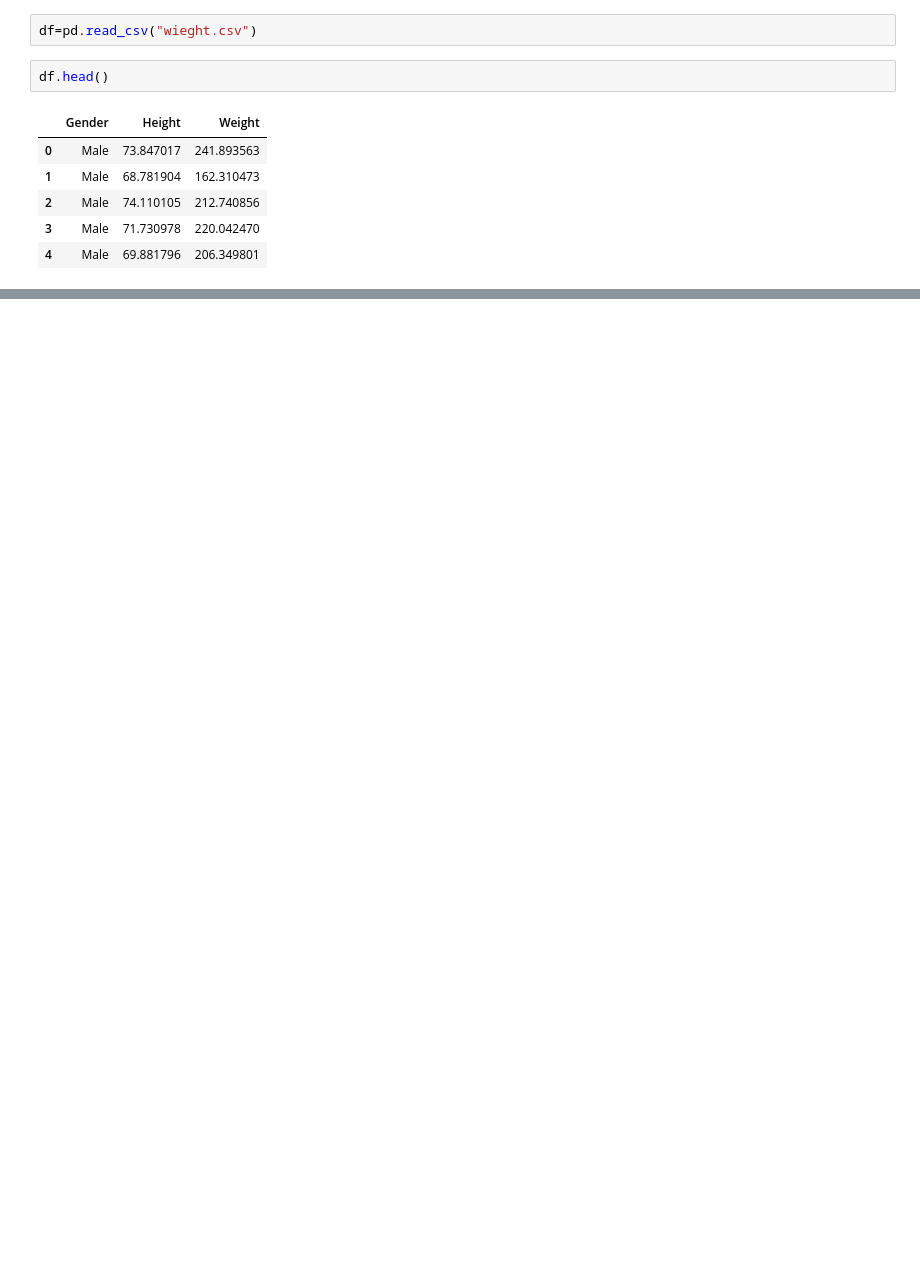
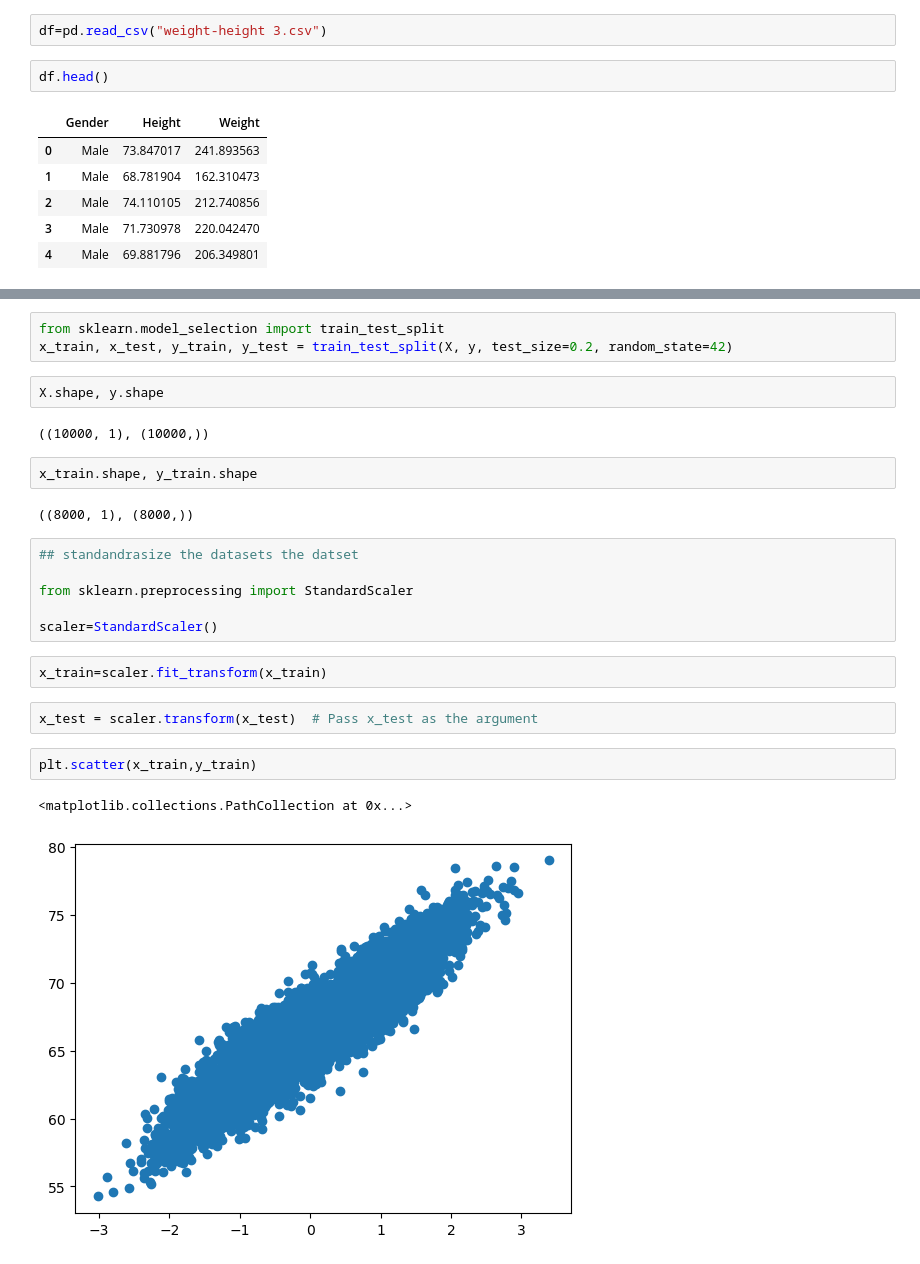
Before and after one commit to aashutoshkumarbhardwaj/python-learning, a Jupyter notebook: simple linear regression.ipynb, the cells around one changed output, grey strips where cells are left out. Saved outputs shown, nothing was run; the diff lists cells and outputs as text; blank space fills up the shorter version.

```diff
--- a/simple linear regression.ipynb
+++ b/simple linear regression.ipynb
@@ -5,6 +5,6 @@ import numpy as np
 %matplotlib inline
 # %%
-df=pd.read_csv("wieght.csv")
+df=pd.read_csv("weight-height 3.csv")
 # %%
 df.head()
 # %% [output]
@@ -209,0 +29,26 @@ array([56.45016021])
+# %%
+from sklearn.model_selection import train_test_split
+x_train, x_test, y_train, y_test = train_test_split(X, y, test_size=0.2, random_state=42)
+# %%
+X.shape, y.shape
+# %% [output]
+((10000, 1), (10000,))
+# %%
+x_train.shape, y_train.shape
+# %% [output]
+((8000, 1), (8000,))
+# %%
+## standandrasize the datasets the datset
+
+from sklearn.preprocessing import StandardScaler
+
+scaler=StandardScaler()
+# %%
+x_train=scaler.fit_transform(x_train)
+# %%
+x_test = scaler.transform(x_test)  # Pass x_test as the argument
+# %%
+plt.scatter(x_train,y_train)
+# %% [output]
+<matplotlib.collections.PathCollection at 0x...>
+[figure, added]
```
Also changed, not shown: parts of 59 cells of this notebook.
